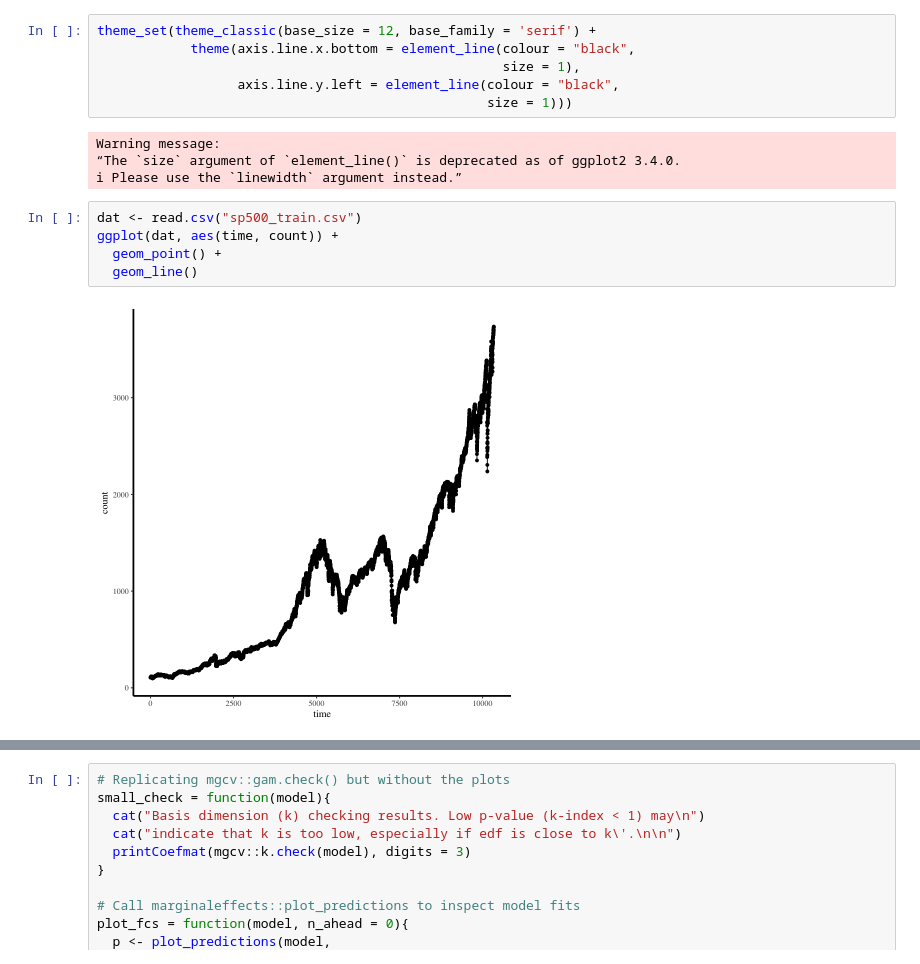
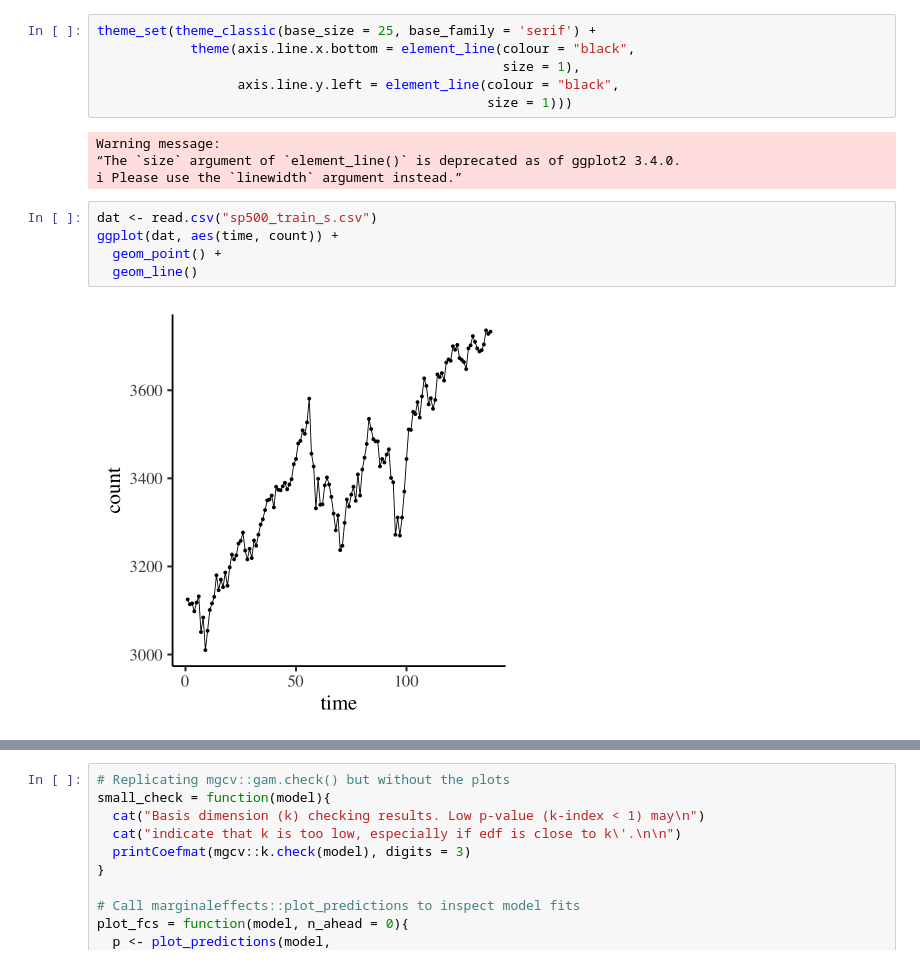
Before and after one commit to Daniel-GIT-CONTRIBUTE/ADVML_PROJECT, a Jupyter notebook: Untitled.ipynb, the cells around one changed output, grey strips where cells are left out. Saved outputs shown, nothing was run; the diff lists cells and outputs as text.

```diff
--- a/Untitled.ipynb
+++ b/Untitled.ipynb
@@ -24,7 +25,7 @@ The following objects are masked from ‘package:base’:
 
     intersect, setdiff, setequal, union
 # %%
-theme_set(theme_classic(base_size = 12, base_family = 'serif') +
+theme_set(theme_classic(base_size = 25, base_family = 'serif') +
             theme(axis.line.x.bottom = element_line(colour = "black",
                                                     size = 1),
                   axis.line.y.left = element_line(colour = "black",
@@ -34,9 +35,9 @@ Warning message:
 “The `size` argument of `element_line()` is deprecated as of ggplot2 3.4.0.
 ℹ Please use the `linewidth` argument instead.”
 # %%
-dat <- read.csv("sp500_train.csv")
+dat <- read.csv("sp500_train_s.csv")
 ggplot(dat, aes(time, count)) +
   geom_point() +
   geom_line()
 # %% [output]
-[figure, old version]
+[figure, new version]
```
Also changed, not shown: parts of 16 cells of this notebook, 2 other files.
